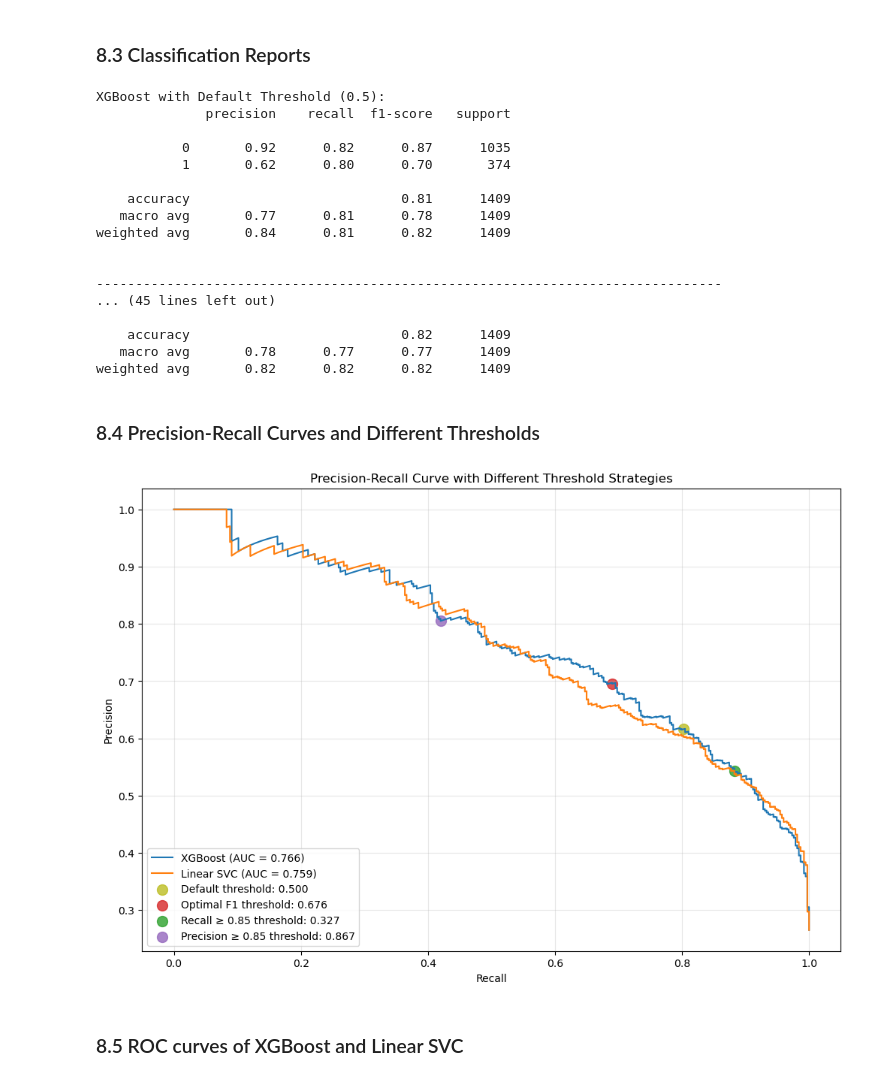
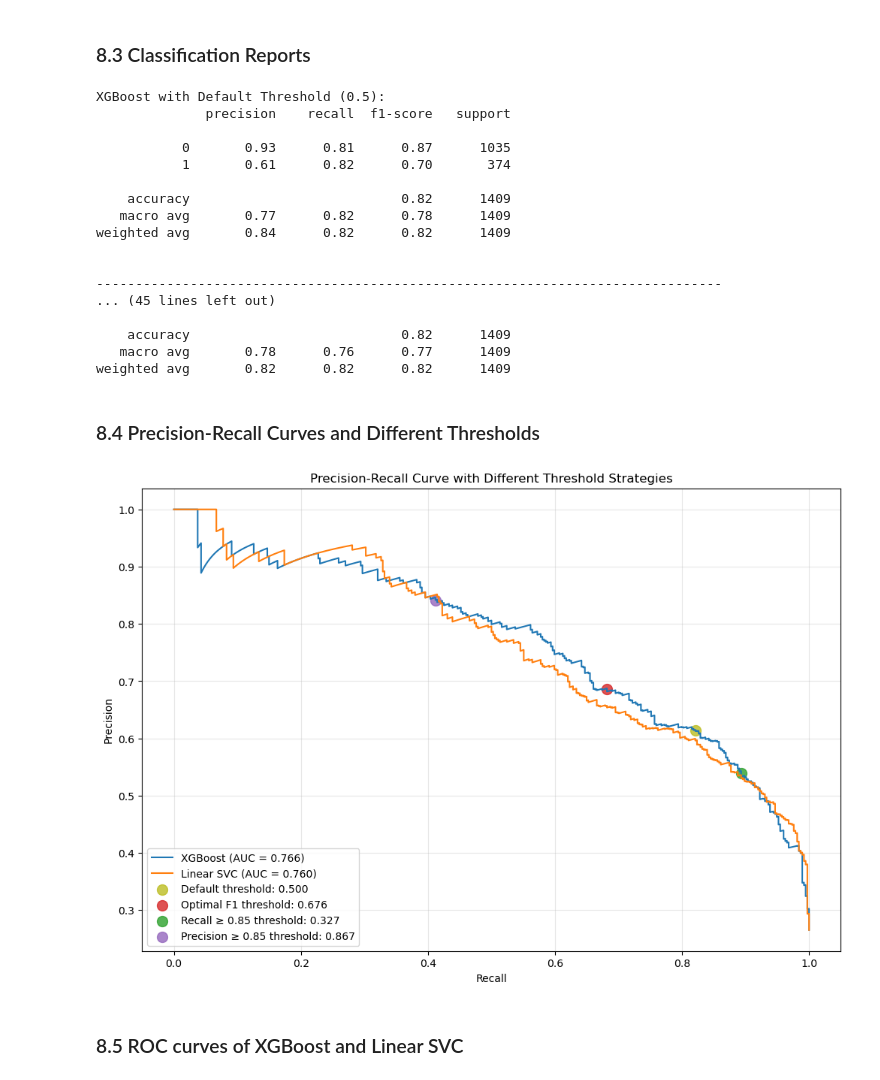
Before and after one commit to seckinadali/telco-churn-prediction, a Jupyter notebook: notebooks/03_modeling_and_evaluation.ipynb, the cells around one changed output. Cells and saved outputs as stored; diff of their text form; code cells hidden in the pictures.

Commit message:
Clone best pipelines and train on full training data before test evaluation

```diff
--- a/notebooks/03_modeling_and_evaluation.ipynb
+++ b/notebooks/03_modeling_and_evaluation.ipynb
@@ -1272,0 +1274,3 @@ Now that we've developed and tuned our models, let's evaluate their performance
+# %%
+final_xgb = clone(best_xgb)
+final_xgb.fit(X_train, y_train)
@@ -1272,0 +1295,3 @@ Now that we've developed and tuned our models, let's evaluate their performance
+# %%
+final_svc = clone(best_svc)
+final_svc.fit(X_train, y_train)
@@ -1273,6 +1318,6 @@ Now that we've developed and tuned our models, let's evaluate their performance
 # %%
 # XGBoost probabilities
-y_test_prob_xgb = best_xgb.predict_proba(X_test)[:, 1]
+y_test_prob_xgb = final_xgb.predict_proba(X_test)[:, 1]
 
 # XGBoost: Default threshold (0.5)
 y_test_pred_xgb_default = (y_test_prob_xgb >= 0.5).astype(int)
@@ -1287,7 +1332,7 @@ y_test_pred_xgb_recall = (y_test_prob_xgb >= recall_threshold).astype(int)
 y_test_pred_xgb_precision = (y_test_prob_xgb >= precision_threshold).astype(int)
 
 # Linear SVC
-y_test_pred_svc = best_svc.predict(X_test)
+y_test_pred_svc = final_svc.predict(X_test)
 # %%
 # Create a summary of test performance
 test_performance = {
@@ -1435,19 +1480,19 @@ print(classification_report(y_test, y_test_pred_svc))
 XGBoost with Default Threshold (0.5):
               precision    recall  f1-score   support
 
-           0       0.92      0.82      0.87      1035
-           1       0.62      0.80      0.70       374
+           0       0.93      0.81      0.87      1035
+           1       0.61      0.82      0.70       374
 
-    accuracy                           0.81      1409
-   macro avg       0.77      0.81      0.78      1409
-weighted avg       0.84      0.81      0.82      1409
+    accuracy                           0.82      1409
+   macro avg       0.77      0.82      0.78      1409
+weighted avg       0.84      0.82      0.82      1409
 
 
 --------------------------------------------------------------------------------
 ... (45 lines left out)
 
     accuracy                           0.82      1409
-   macro avg       0.78      0.77      0.77      1409
+   macro avg       0.78      0.76      0.77      1409
 weighted avg       0.82      0.82      0.82      1409
 # %% [markdown]
 ### 8.4 Precision-Recall Curves and Different Thresholds
@@ -1462,7 +1507,7 @@ plt.plot(recall_xgb, precision_xgb,
          label=f'XGBoost (AUC = {pr_auc_xgb:.3f})')
 
 # Get decision function scores for Linear SVC
-svc_decision_scores = best_svc.decision_function(X_test)
+svc_decision_scores = final_svc.decision_function(X_test)
 
 # Calculate PR curve for Linear SVC
 precision_svc, recall_svc, _ = precision_recall_curve(y_test, svc_decision_scores)
@@ -1483,34 +1528,34 @@ def find_pr_threshold_point(thresh, probs):
 default_recall, default_precision = find_pr_threshold_point(0.5, y_test_prob_xgb)
 plt.scatter(default_recall, default_precision,
             color='tab:olive', s=100, alpha=0.8,
             label=f"Default threshold: {default_threshold:.3f}")
 
 # Optimal F1 threshold
 f1_recall, f1_precision = find_pr_threshold_point(optimal_f1_threshold, y_test_prob_xgb)
 plt.scatter(f1_recall, f1_precision,
             color='tab:red', s=100, alpha=0.8,
             label=f"Optimal F1 threshold: {optimal_f1_threshold:.3f}")
 
 # Recall-focused threshold
 recall_recall, recall_precision = find_pr_threshold_point(recall_threshold, y_test_prob_xgb)
 plt.scatter(recall_recall, recall_precision,
             color='tab:green', s=100, alpha=0.8,
             label=f"Recall ≥ 0.85 threshold: {recall_threshold:.3f}")
 
 # Precision-focused threshold
 precision_recall, precision_precision = find_pr_threshold_point(precision_threshold, y_test_prob_xgb)
 plt.scatter(precision_recall, precision_precision,
             color='tab:purple', s=100, alpha=0.8,
             label=f"Precision ≥ 0.85 threshold: {precision_threshold:.3f}")
 
 plt.xlabel('Recall')
 plt.ylabel('Precision')
 plt.title('Precision-Recall Curve with Different Threshold Strategies')
 plt.legend(loc='lower left')
 plt.grid(alpha=0.3)
 plt.show()
 # %% [output]
-[figure, old version]
+[figure, new version]
 # %% [markdown]
 ### 8.5 ROC curves of XGBoost and Linear SVC
 # %%
```
Also changed, not shown: parts of 11 cells of this notebook.
